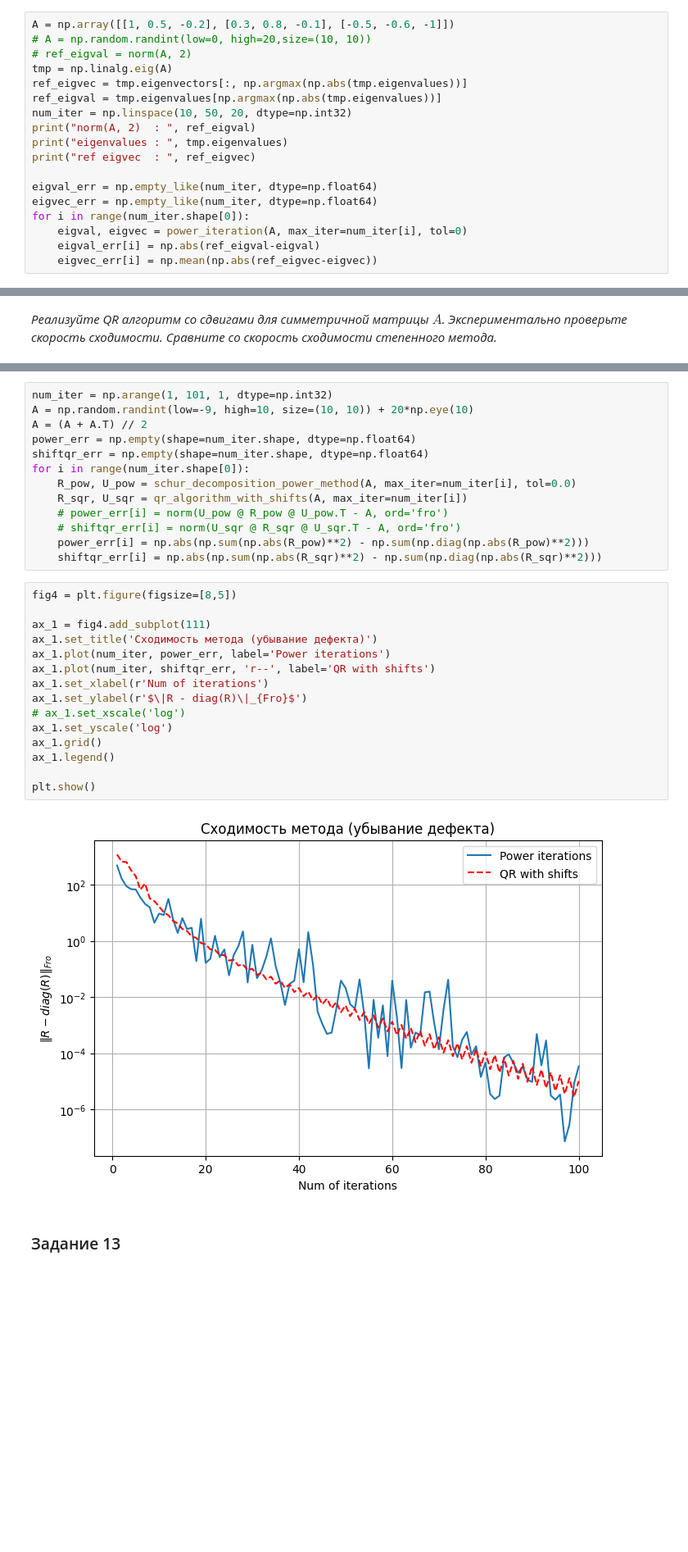
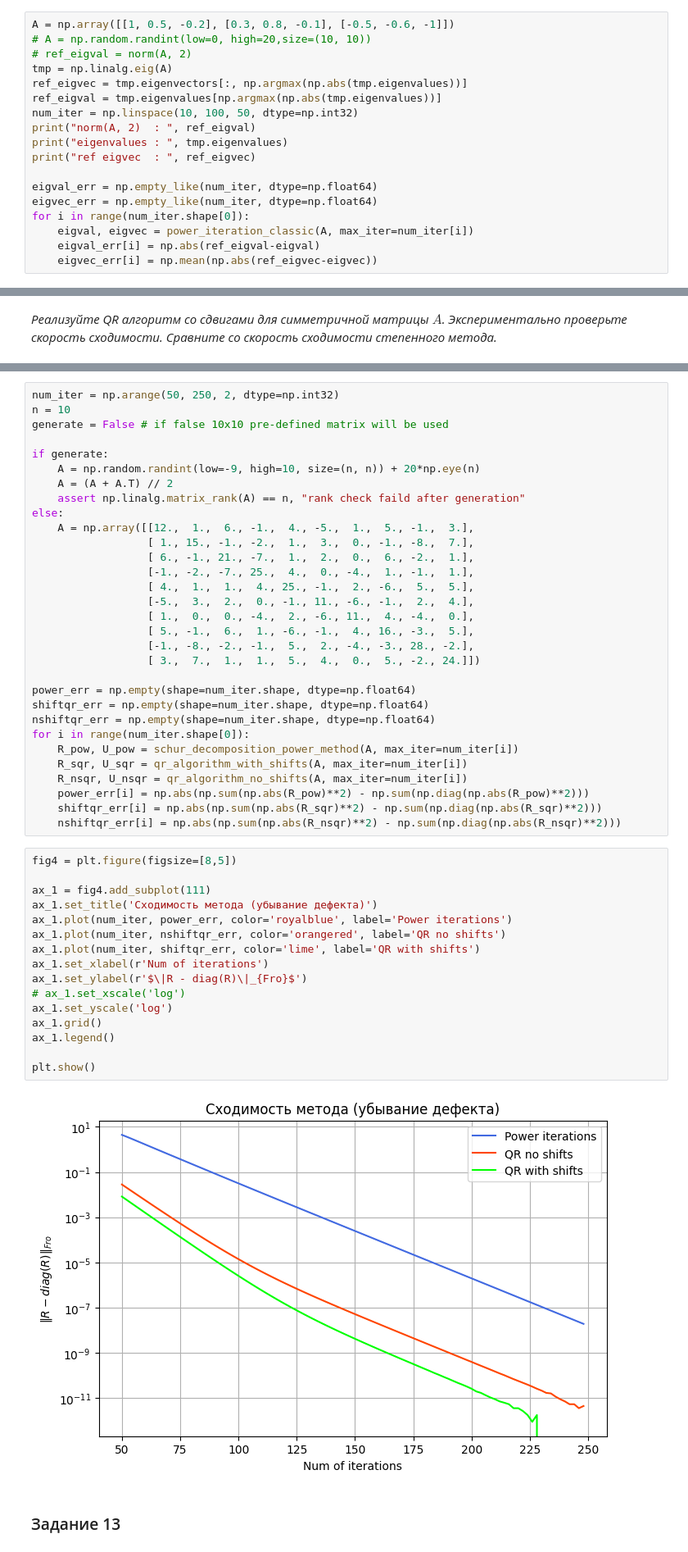
Before and after one commit to isvoropaev02/matrix_algorithms, a Jupyter notebook: lab4/lab4schur.ipynb, the cells around one changed output, grey strips where cells are left out. Shown at 82% size. Drawn from its saved outputs; the diff is of its cells as text; blank space fills up the shorter version.

```diff
--- a/lab4/lab4schur.ipynb
+++ b/lab4/lab4schur.ipynb
@@ -245,7 +245,7 @@ A = np.array([[1, 0.5, -0.2], [0.3, 0.8, -0.1], [-0.5, -0.6, -1]])
 tmp = np.linalg.eig(A)
 ref_eigvec = tmp.eigenvectors[:, np.argmax(np.abs(tmp.eigenvalues))]
 ref_eigval = tmp.eigenvalues[np.argmax(np.abs(tmp.eigenvalues))]
-num_iter = np.linspace(10, 50, 20, dtype=np.int32)
+num_iter = np.linspace(10, 100, 50, dtype=np.int32)
 print("norm(A, 2)  : ", ref_eigval)
 print("eigenvalues : ", tmp.eigenvalues)
 print("ref eigvec  : ", ref_eigvec)
@@ -253,7 +253,7 @@ print("ref eigvec  : ", ref_eigvec)
 eigval_err = np.empty_like(num_iter, dtype=np.float64)
 eigvec_err = np.empty_like(num_iter, dtype=np.float64)
 for i in range(num_iter.shape[0]):
-    eigval, eigvec = power_iteration(A, max_iter=num_iter[i], tol=0)
+    eigval, eigvec = power_iteration_classic(A, max_iter=num_iter[i])
     eigval_err[i] = np.abs(ref_eigval-eigval)
     eigvec_err[i] = np.mean(np.abs(ref_eigvec-eigvec))
 # %% [output]
@@ -714,33 +731,52 @@ R:
 # %%
-num_iter = np.arange(1, 101, 1, dtype=np.int32)
-A = np.random.randint(low=-9, high=10, size=(10, 10)) + 20*np.eye(10)
-A = (A + A.T) // 2
+num_iter = np.arange(50, 250, 2, dtype=np.int32)
+n = 10
+generate = False # if false 10x10 pre-defined matrix will be used
+
+if generate:
+    A = np.random.randint(low=-9, high=10, size=(n, n)) + 20*np.eye(n)
+    A = (A + A.T) // 2
+    assert np.linalg.matrix_rank(A) == n, "rank check faild after generation"
+else:
+    A = np.array([[12.,  1.,  6., -1.,  4., -5.,  1.,  5., -1.,  3.],
+                  [ 1., 15., -1., -2.,  1.,  3.,  0., -1., -8.,  7.],
+                  [ 6., -1., 21., -7.,  1.,  2.,  0.,  6., -2.,  1.],
+                  [-1., -2., -7., 25.,  4.,  0., -4.,  1., -1.,  1.],
+                  [ 4.,  1.,  1.,  4., 25., -1.,  2., -6.,  5.,  5.],
+                  [-5.,  3.,  2.,  0., -1., 11., -6., -1.,  2.,  4.],
+                  [ 1.,  0.,  0., -4.,  2., -6., 11.,  4., -4.,  0.],
+                  [ 5., -1.,  6.,  1., -6., -1.,  4., 16., -3.,  5.],
+                  [-1., -8., -2., -1.,  5.,  2., -4., -3., 28., -2.],
+                  [ 3.,  7.,  1.,  1.,  5.,  4.,  0.,  5., -2., 24.]])
+
 power_err = np.empty(shape=num_iter.shape, dtype=np.float64)
 shiftqr_err = np.empty(shape=num_iter.shape, dtype=np.float64)
+nshiftqr_err = np.empty(shape=num_iter.shape, dtype=np.float64)
 for i in range(num_iter.shape[0]):
-    R_pow, U_pow = schur_decomposition_power_method(A, max_iter=num_iter[i], tol=0.0)
+    R_pow, U_pow = schur_decomposition_power_method(A, max_iter=num_iter[i])
     R_sqr, U_sqr = qr_algorithm_with_shifts(A, max_iter=num_iter[i])
-    # power_err[i] = norm(U_pow @ R_pow @ U_pow.T - A, ord='fro')
-    # shiftqr_err[i] = norm(U_sqr @ R_sqr @ U_sqr.T - A, ord='fro')
+    R_nsqr, U_nsqr = qr_algorithm_no_shifts(A, max_iter=num_iter[i])
     power_err[i] = np.abs(np.sum(np.abs(R_pow)**2) - np.sum(np.diag(np.abs(R_pow)**2)))
     shiftqr_err[i] = np.abs(np.sum(np.abs(R_sqr)**2) - np.sum(np.diag(np.abs(R_sqr)**2)))
+    nshiftqr_err[i] = np.abs(np.sum(np.abs(R_nsqr)**2) - np.sum(np.diag(np.abs(R_nsqr)**2)))
 # %%
 fig4 = plt.figure(figsize=[8,5])
 
 ax_1 = fig4.add_subplot(111)
 ax_1.set_title('Сходимость метода (убывание дефекта)')
-ax_1.plot(num_iter, power_err, label='Power iterations')
-ax_1.plot(num_iter, shiftqr_err, 'r--', label='QR with shifts')
+ax_1.plot(num_iter, power_err, color='royalblue', label='Power iterations')
+ax_1.plot(num_iter, nshiftqr_err, color='orangered', label='QR no shifts')
+ax_1.plot(num_iter, shiftqr_err, color='lime', label='QR with shifts')
 ax_1.set_xlabel(r'Num of iterations')
 ax_1.set_ylabel(r'$\|R - diag(R)\|_{Fro}$')
 # ax_1.set_xscale('log')
 ax_1.set_yscale('log')
 ax_1.grid()
 ax_1.legend()
 
 plt.show()
 # %% [output]
-[figure, old version]
+[figure, new version]
 # %% [markdown]
 ### Задание 13
 # %% [markdown]
```
Also changed, not shown: parts of 17 cells of this notebook, 2 other files.
